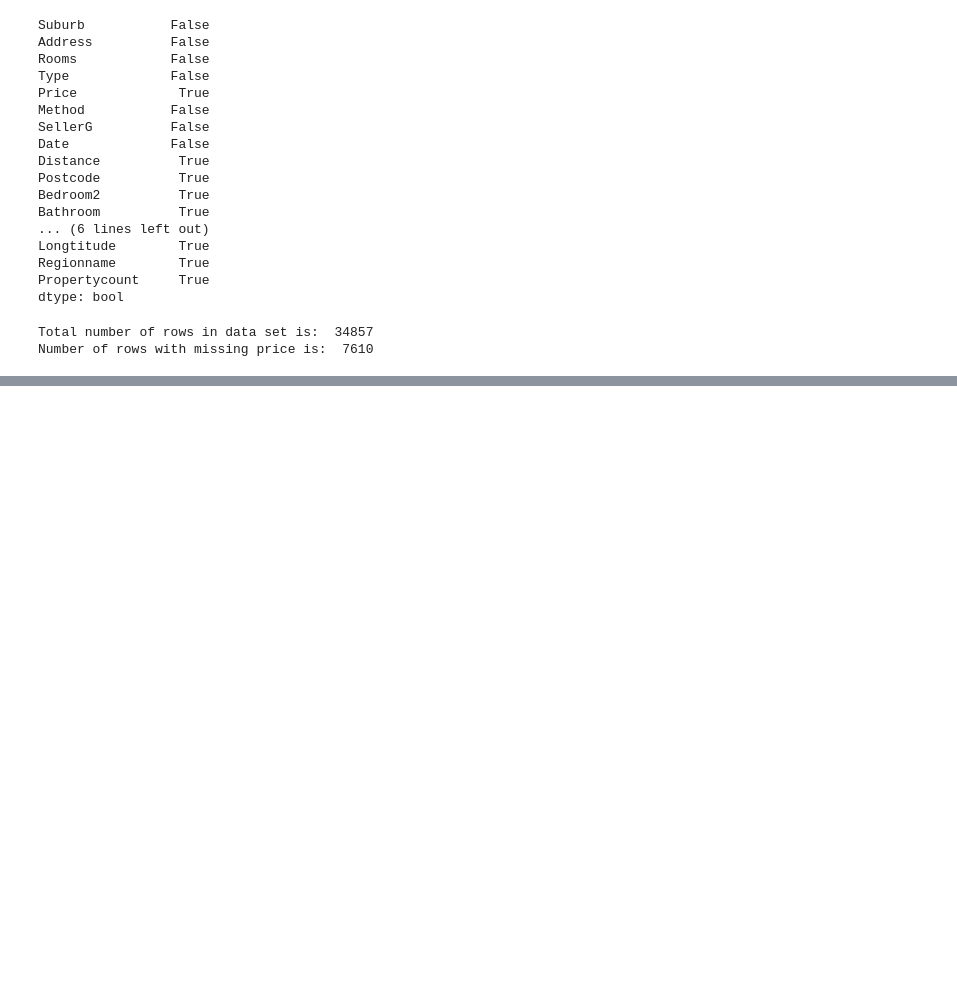
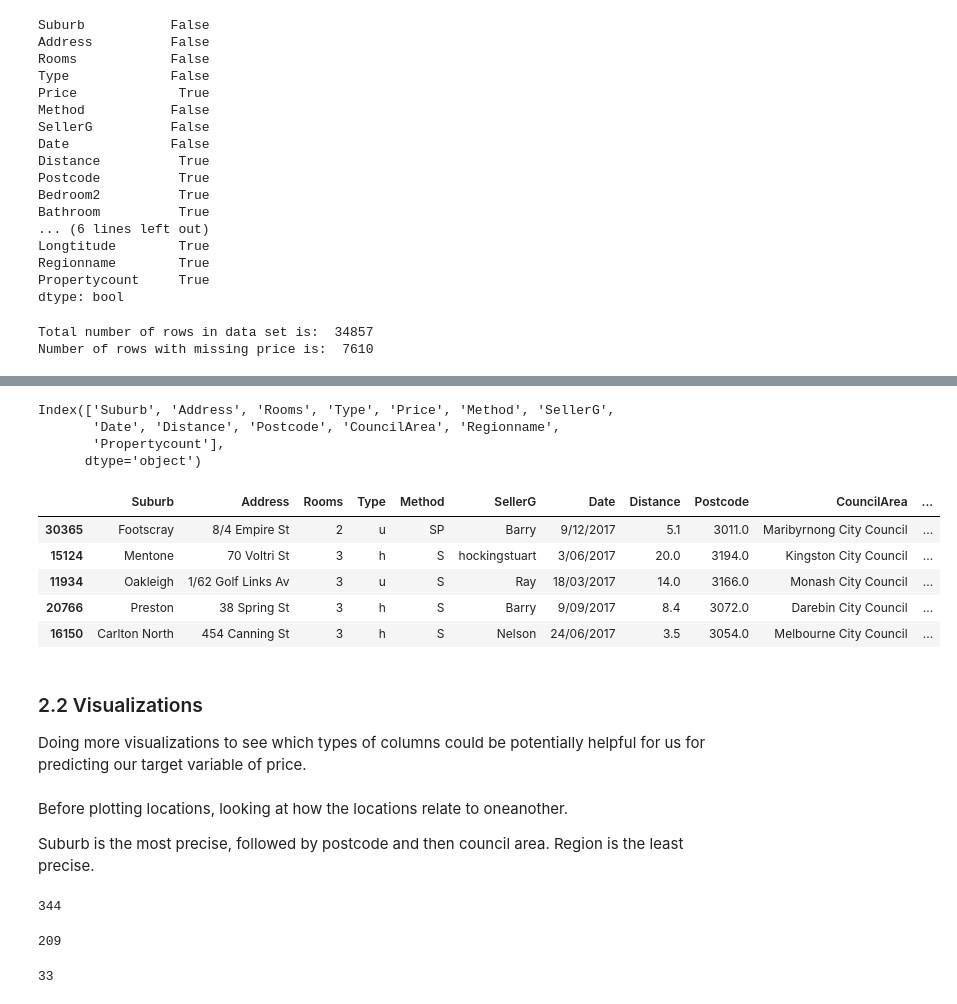
Before and after one commit to rachelkberryman/DSR_DS_Fundamental, a Jupyter notebook: ds_from_scratch/ds_from_scratch_answes.ipynb, the cells around one changed output, grey strips where cells are left out. Drawn from its saved outputs; the diff is of its cells as text; code cells hidden in the pictures; blank space fills up the shorter version.

```diff
--- a/ds_from_scratch/ds_from_scratch_answes.ipynb
+++ b/ds_from_scratch/ds_from_scratch_answes.ipynb
@@ -71,0 +172,48 @@ Number of rows with missing price is:  7610
+# %%
+data = data.drop(columns=columns_with_nulls)
+data.columns
+# %% [output]
+Index(['Suburb', 'Address', 'Rooms', 'Type', 'Price', 'Method', 'SellerG',
+       'Date', 'Distance', 'Postcode', 'CouncilArea', 'Regionname',
+       'Propertycount'],
+      dtype='object')
+# %%
+from sklearn.model_selection import train_test_split
+
+# splitting data into features and targets
+x = data.drop(columns="Price")
+y = data.loc[:, "Price"]
+
+# Removing 15% of data as holdout
+x_train, x_test, y_train, y_test = train_test_split(x, y, test_size=0.15, random_state=42)
+# %%
+# putting x & y back together for plotting
+train_data = pd.concat([x_train, y_train], axis=1)
+# %%
+train_data.head()
+# %% [output]
+|  | Suburb | Address | Rooms | Type | Method | SellerG | Date | Distance | Postcode | CouncilArea | ... |
+| 30365 | Footscray | 8/4 Empire St | 2 | u | SP | Barry | 9/12/2017 | 5.1 | 3011.0 | Maribyrnong City Council | ... |
+| 15124 | Mentone | 70 Voltri St | 3 | h | S | hockingstuart | 3/06/2017 | 20.0 | 3194.0 | Kingston City Council | ... |
+| 11934 | Oakleigh | 1/62 Golf Links Av | 3 | u | S | Ray | 18/03/2017 | 14.0 | 3166.0 | Monash City Council | ... |
+| 20766 | Preston | 38 Spring St | 3 | h | S | Barry | 9/09/2017 | 8.4 | 3072.0 | Darebin City Council | ... |
+| 16150 | Carlton North | 454 Canning St | 3 | h | S | Nelson | 24/06/2017 | 3.5 | 3054.0 | Melbourne City Council | ... |
+# %% [markdown]
+### 2.2 Visualizations
+Doing more visualizations to see which types of columns could be potentially helpful for us for predicting our target variable of price.
+# %% [markdown]
+Before plotting locations, looking at how the locations relate to oneanother.
+
+Suburb is the most precise, followed by postcode and then council area. Region is the least precise.
+# %%
+train_data.loc[:, 'Suburb'].nunique()
+# %% [output]
+344
+# %%
+train_data.loc[:, 'Postcode'].nunique()
+# %% [output]
+209
+# %%
+train_data.loc[:, 'CouncilArea'].nunique()
+# %% [output]
+33
```
Also changed, not shown: parts of 56 cells of this notebook.
